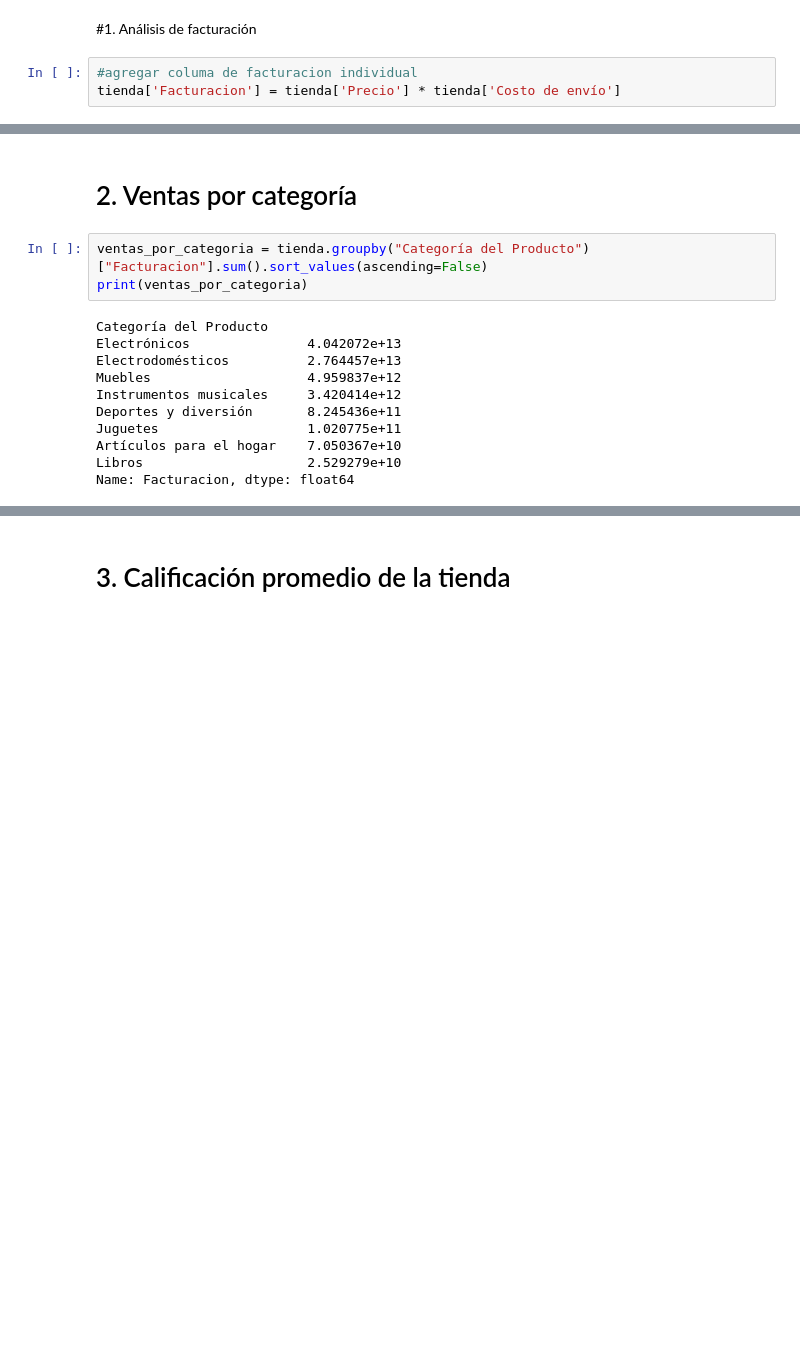
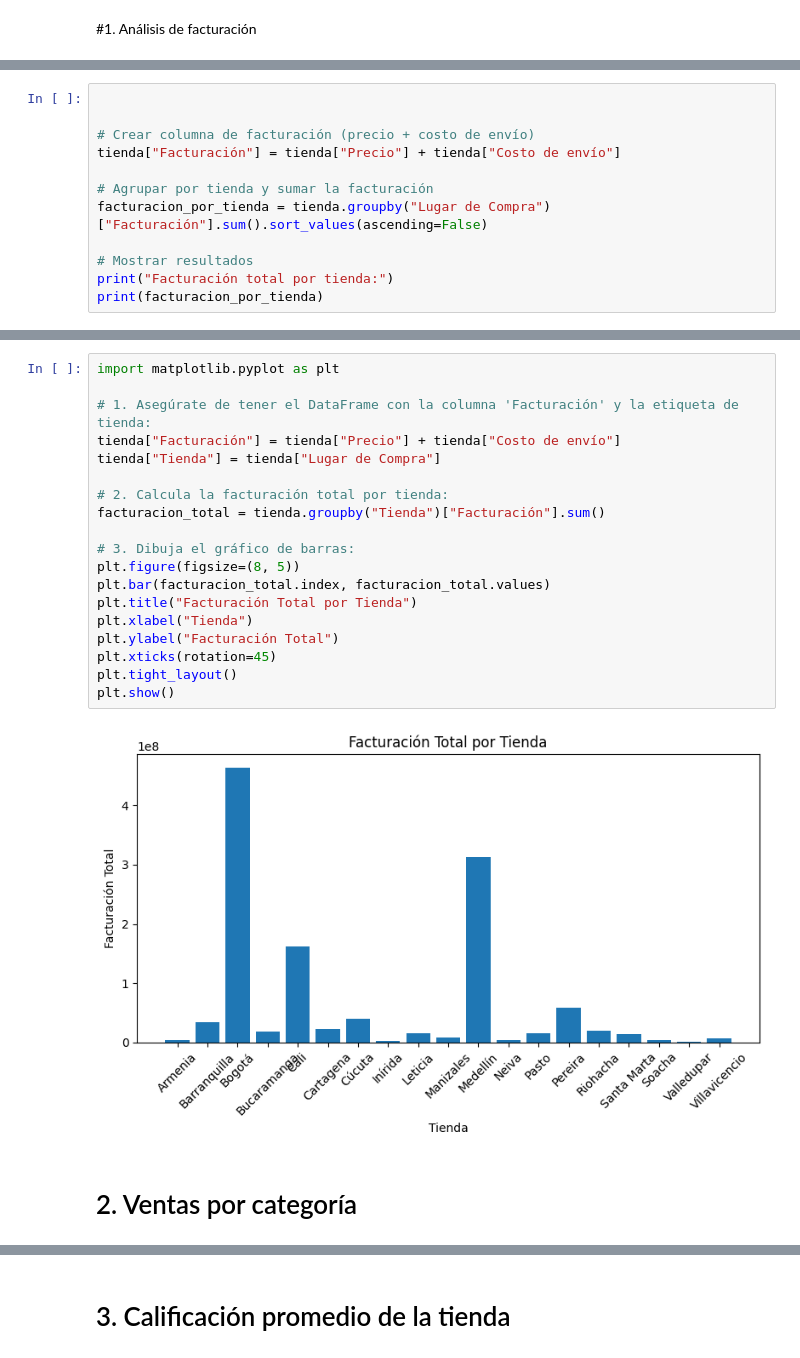
Before and after one commit to OliviaBurgosBlanco08/challenge1-data-science-latam-main, a Jupyter notebook: AluraStoreLatam.ipynb, the cells around one changed output, grey strips where cells are left out. Drawn from its saved outputs; the diff is of its cells as text; blank space fills up the shorter version.

```diff
--- a/AluraStoreLatam.ipynb
+++ b/AluraStoreLatam.ipynb
@@ -25,6 +25,3 @@ tienda.head()
 | 4 | Silla de oficina | Muebles | 335200.0 | 20200.0 | 07/11/2020 | Maria Alfonso | Medellín | ... |
 # %% [markdown]
 #1. Análisis de facturación
-# %%
-#agregar columa de facturacion individual
-tienda['Facturacion'] = tienda['Precio'] * tienda['Costo de envío']
@@ -36,0 +28,12 @@ La facturacion total es de: 77,467,957,090,000.00
+# %%
+
+
+# Crear columna de facturación (precio + costo de envío)
+tienda["Facturación"] = tienda["Precio"] + tienda["Costo de envío"]
+
+# Agrupar por tienda y sumar la facturación
+facturacion_por_tienda = tienda.groupby("Lugar de Compra")["Facturación"].sum().sort_values(ascending=False)
+
+# Mostrar resultados
+print("Facturación total por tienda:")
+print(facturacion_por_tienda)
@@ -37,16 +58,23 @@ La facturacion total es de: 77,467,957,090,000.00
+# %%
+import matplotlib.pyplot as plt
+
+# 1. Asegúrate de tener el DataFrame con la columna 'Facturación' y la etiqueta de tienda:
+tienda["Facturación"] = tienda["Precio"] + tienda["Costo de envío"]
+tienda["Tienda"] = tienda["Lugar de Compra"]
+
+# 2. Calcula la facturación total por tienda:
+facturacion_total = tienda.groupby("Tienda")["Facturación"].sum()
+
+# 3. Dibuja el gráfico de barras:
+plt.figure(figsize=(8, 5))
+plt.bar(facturacion_total.index, facturacion_total.values)
+plt.title("Facturación Total por Tienda")
+plt.xlabel("Tienda")
+plt.ylabel("Facturación Total")
+plt.xticks(rotation=45)
+plt.tight_layout()
+plt.show()
+# %% [output]
+[figure, added]
 # %% [markdown]
 # 2. Ventas por categoría
-# %%
-ventas_por_categoria = tienda.groupby("Categoría del Producto")["Facturacion"].sum().sort_values(ascending=False)
-print(ventas_por_categoria)
-# %% [output]
-Categoría del Producto
-Electrónicos               4.042072e+13
-Electrodomésticos          2.764457e+13
-Muebles                    4.959837e+12
-Instrumentos musicales     3.420414e+12
-Deportes y diversión       8.245436e+11
-Juguetes                   1.020775e+11
-Artículos para el hogar    7.050367e+10
-Libros                     2.529279e+10
-Name: Facturacion, dtype: float64
```
Also changed, not shown: parts of 12 cells of this notebook.
